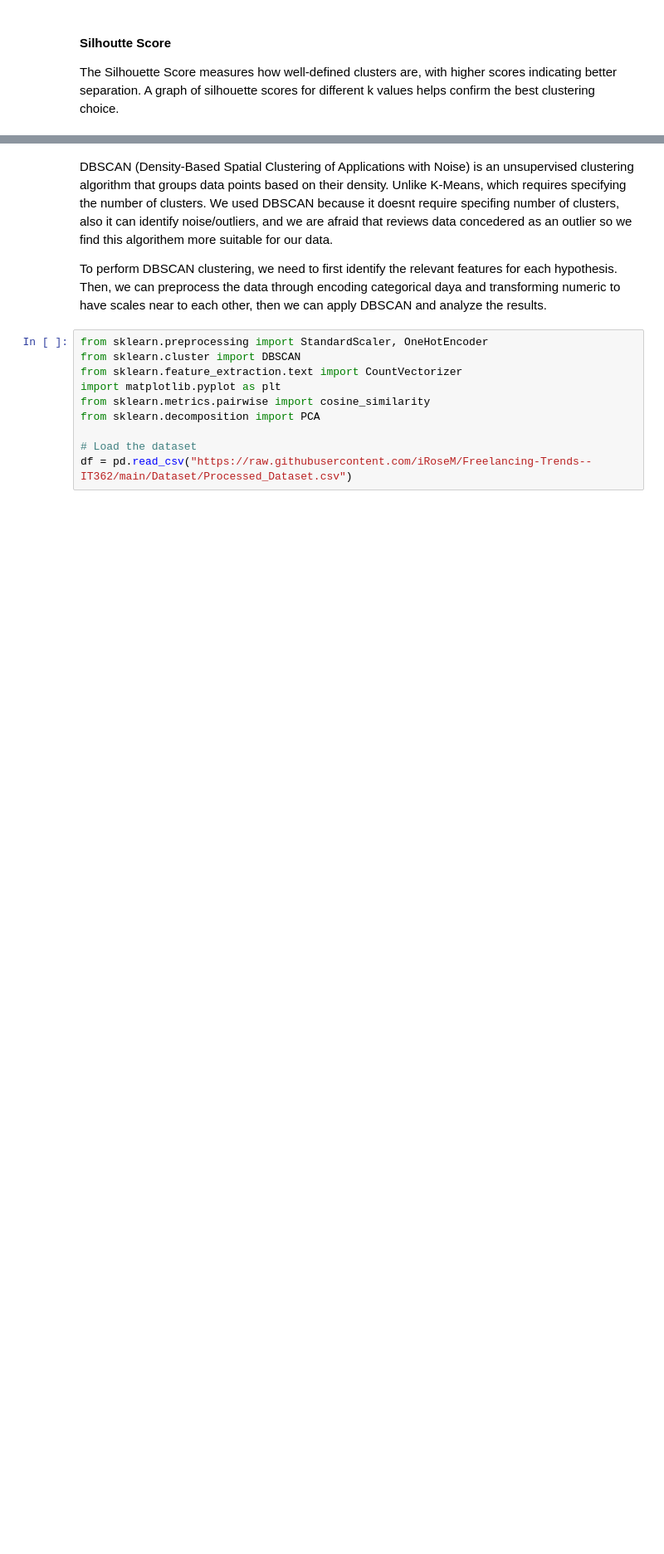
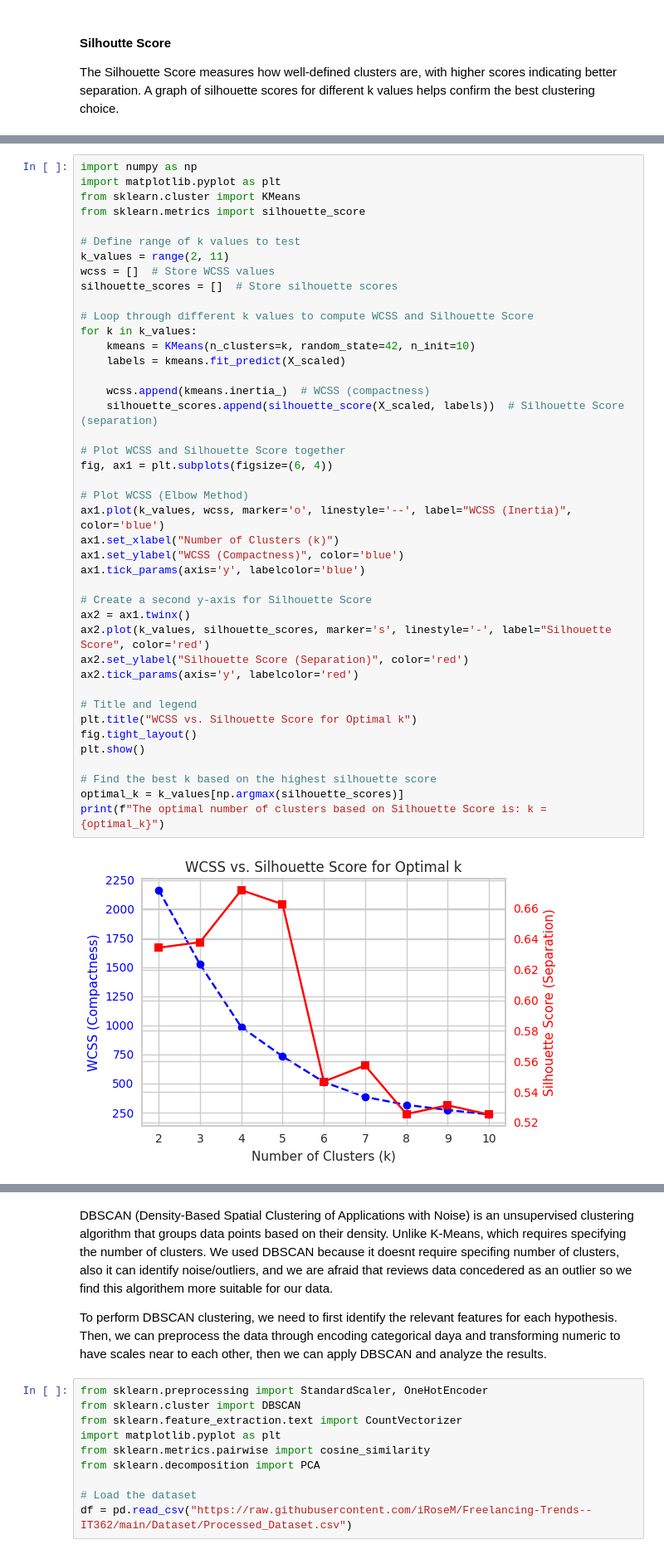
Before and after one commit to iRoseM/Freelancing-Trends--IT362, a Jupyter notebook: IT362_groub_6.ipynb, the cells around one changed output, grey strips where cells are left out. Shown at 83% size. Drawn from its saved outputs; the diff is of its cells as text; blank space fills up the shorter version.

```diff
--- a/IT362_groub_6.ipynb
+++ b/IT362_groub_6.ipynb
@@ -1683,0 +1700,44 @@ plt.show()
+# %%
+import numpy as np
+import matplotlib.pyplot as plt
+from sklearn.cluster import KMeans
+from sklearn.metrics import silhouette_score
+
+# Define range of k values to test
+k_values = range(2, 11)
+wcss = []  # Store WCSS values
+silhouette_scores = []  # Store silhouette scores
+
+# Loop through different k values to compute WCSS and Silhouette Score
+for k in k_values:
+    kmeans = KMeans(n_clusters=k, random_state=42, n_init=10)
+    labels = kmeans.fit_predict(X_scaled)
+
+    wcss.append(kmeans.inertia_)  # WCSS (compactness)
+    silhouette_scores.append(silhouette_score(X_scaled, labels))  # Silhouette Score (separation)
+
+# Plot WCSS and Silhouette Score together
+fig, ax1 = plt.subplots(figsize=(6, 4))
+
+# Plot WCSS (Elbow Method)
+ax1.plot(k_values, wcss, marker='o', linestyle='--', label="WCSS (Inertia)", color='blue')
+ax1.set_xlabel("Number of Clusters (k)")
+ax1.set_ylabel("WCSS (Compactness)", color='blue')
+ax1.tick_params(axis='y', labelcolor='blue')
+
+# Create a second y-axis for Silhouette Score
+ax2 = ax1.twinx()
+ax2.plot(k_values, silhouette_scores, marker='s', linestyle='-', label="Silhouette Score", color='red')
+ax2.set_ylabel("Silhouette Score (Separation)", color='red')
+ax2.tick_params(axis='y', labelcolor='red')
+
+# Title and legend
+plt.title("WCSS vs. Silhouette Score for Optimal k")
+fig.tight_layout()
+plt.show()
+
+# Find the best k based on the highest silhouette score
+optimal_k = k_values[np.argmax(silhouette_scores)]
+print(f"The optimal number of clusters based on Silhouette Score is: k = {optimal_k}")
+# %% [output]
+[figure, added]
```
Also changed, not shown: parts of 50 cells of this notebook.
